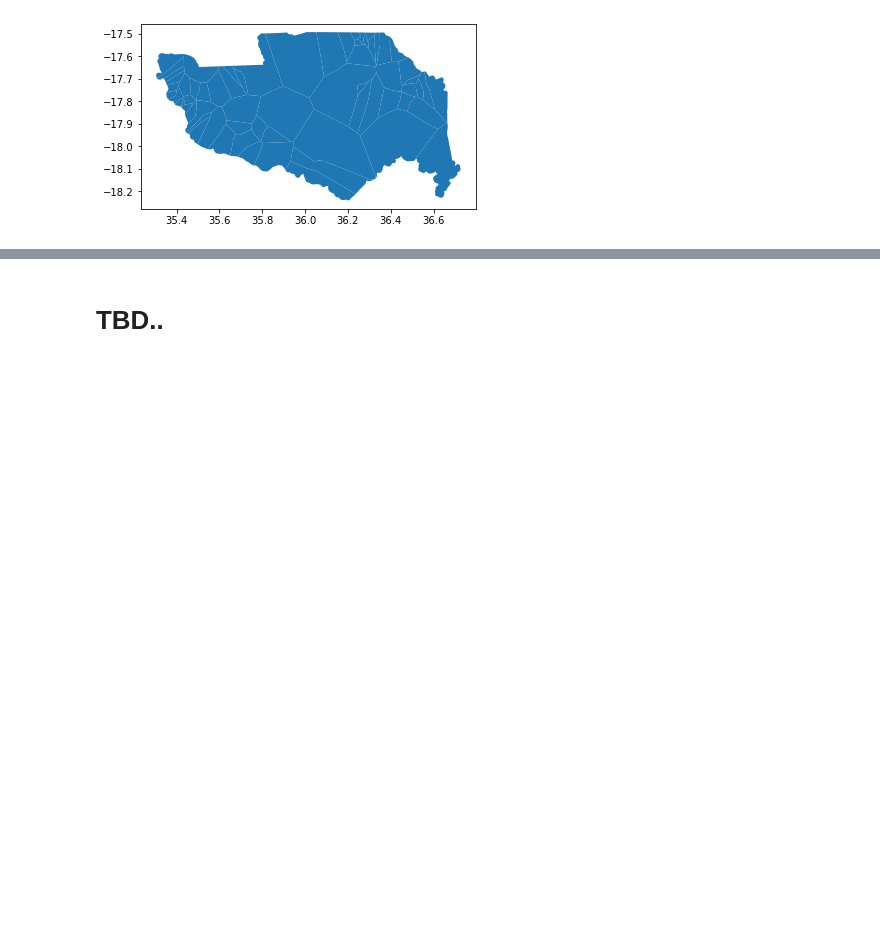
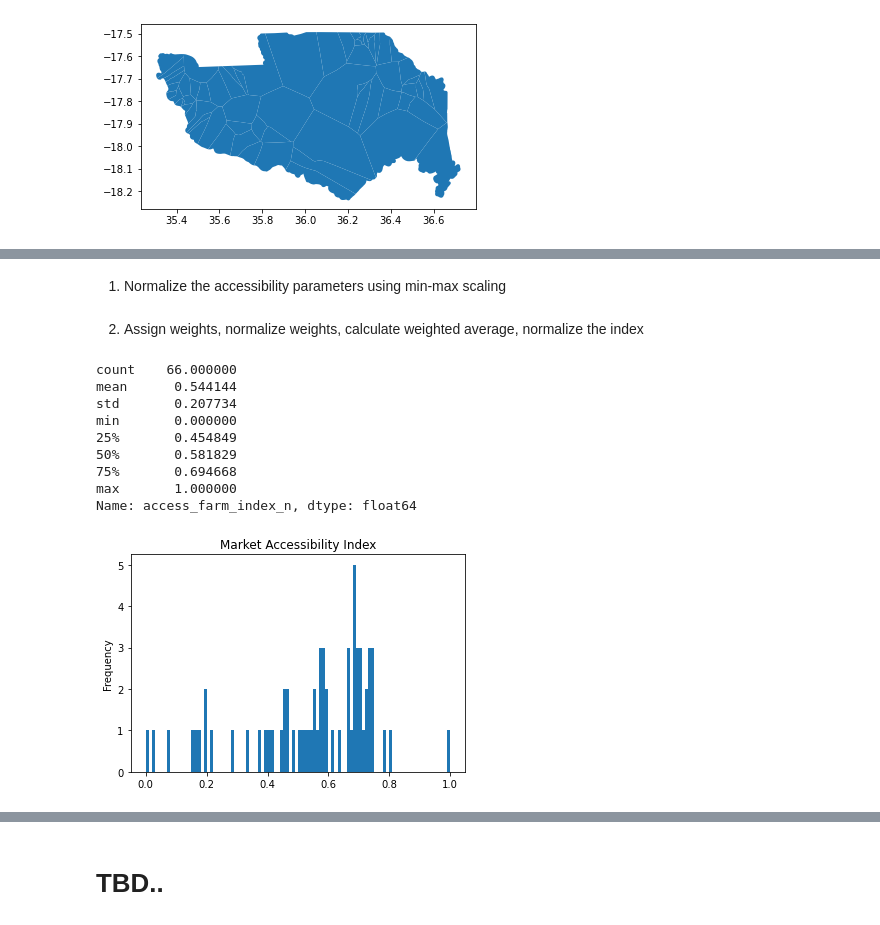
Before and after one commit to SEforALL-IEAP/AgCAP, a Jupyter notebook: AgCaP.ipynb, the cells around one changed output, grey strips where cells are left out. Drawn from its saved outputs; the diff is of its cells as text; code cells hidden in the pictures; blank space fills up the shorter version.

```diff
--- a/AgCaP.ipynb
+++ b/AgCaP.ipynb
@@ -544,0 +593,79 @@ vor_poly.plot()
+# %% [markdown]
+1. Normalize the accessibility parameters using min-max scaling
+# %%
+#Normalization of accessibility parameters
+""" scaler = MinMaxScaler()
+settles_gdf['travel_to_capital_n'] = scaler.fit_transform(settles_gdf[['access_capitalmean']])
+settles_gdf['travel_maj_city_200k_n'] = scaler.fit_transform(settles_gdf[['access_citiesmean']])
+settles_gdf['travel_to_railw_n'] = scaler.fit_transform(settles_gdf[['access_railwaysmean']])
+settles_gdf['travel_to_airports_n'] = scaler.fit_transform(settles_gdf[['access_airportsmean']])
+settles_gdf['travel_to_ports_n'] = scaler.fit_transform(settles_gdf[['access_portsmean']])
+settles_gdf['pop_20km_buffer_n'] = scaler.fit_transform(settles_gdf[['populationsum']])
+settles_gdf """
+
+
+settles_gdf['travel_to_capital_n'] = (settles_gdf['access_capitalmean'].max()-settles_gdf['access_capitalmean'])/(settles_gdf['access_capitalmean'].max()-settles_gdf['access_capitalmean'].min())
+settles_gdf['travel_to_railw_n'] = (settles_gdf['access_railwaysmean'].max()-settles_gdf['access_railwaysmean'])/(settles_gdf['access_railwaysmean'].max()-settles_gdf['access_railwaysmean'].min())
+settles_gdf['travel_to_ports_n'] = (settles_gdf['access_portsmean'].max()-settles_gdf['access_portsmean'])/(settles_gdf['access_portsmean'].max()-settles_gdf['access_portsmean'].min())
+settles_gdf['travel_to_airports_n'] = (settles_gdf['access_airportsmean'].max()-settles_gdf['access_airportsmean'])/(settles_gdf['access_airportsmean'].max()-settles_gdf['access_airportsmean'].min())
+settles_gdf['travel_maj_city_200k_n'] = (settles_gdf['access_citiesmean'].max()-settles_gdf['access_citiesmean'])/(settles_gdf['access_citiesmean'].max()-settles_gdf['access_citiesmean'].min())
+settles_gdf['pop_20km_buffer_n'] = (settles_gdf['populationsum']-settles_gdf['populationsum'].min())/(settles_gdf['populationsum'].max()-settles_gdf['populationsum'].min())
+pd.set_option('display.max_columns', None)
+#settles_gdf
+# %% [markdown]
+2. Assign weights, normalize weights, calculate weighted average, normalize the index
+# %%
+## Setting weights from 0 to 100
+w_travel_to_capital=5
+w_travel_to_railw=20
+w_travel_to_air=50
+w_travel_to_port=70
+w_travel_to_maj_city=100
+w_pop20km=100
+
+## Normalizing weights
+weights=np.array([w_travel_to_capital, w_travel_to_railw, w_travel_to_air, w_travel_to_port, w_travel_to_maj_city, w_pop20km])
+total_weights = np.sum(weights)
+w_travel_to_capital=w_travel_to_capital/total_weights
+w_travel_to_railw=w_travel_to_railw/total_weights
+w_travel_to_air=w_travel_to_air/total_weights
+w_travel_to_port=w_travel_to_port/total_weights
+w_travel_to_maj_city=w_travel_to_maj_city/total_weights
+w_pop20km=w_pop20km/total_weights
+
+## Calculating accessibility indicator for farming activity, i.e. proxy for the ability to sell agricultural outputs
+access_farm_index=(
+    w_travel_to_capital*settles_gdf['travel_to_capital_n']+
+    w_travel_to_railw*settles_gdf['travel_to_railw_n']+
+    w_travel_to_air*settles_gdf['travel_to_airports_n']+
+    w_travel_to_port*settles_gdf['travel_to_ports_n']+
+    w_travel_to_maj_city*settles_gdf['travel_maj_city_200k_n']+
+    w_pop20km*settles_gdf['pop_20km_buffer_n']
+)
+settles_gdf['access_farm_index']=access_farm_index
+
+## Normalize access_farm_index
+access_farm_index_n= (settles_gdf['access_farm_index'] - settles_gdf['access_farm_index'].min()) / (settles_gdf['access_farm_index'].max() - settles_gdf['access_farm_index'].min())
+
+""" scaler = MinMaxScaler()
+access_farm_index_n = scaler.fit_transform(settles_gdf['access_farm_index'].values.reshape(-1, 1)).flatten()
+ """
+settles_gdf['access_farm_index_n'] = access_farm_index_n
+settles_gdf['access_farm_index_n'].plot.hist(bins=100, title='Market Accessibility Index')
+settles_gdf['access_farm_index_n'].describe()
+
+#reduce skewness (no need here)
+#settles_gdf['access_farm_index_n']=np.power((settles_gdf['access_farm_index_n']),1)
+
+#settles_gdf.head(100)
+# %% [output]
+count    66.000000
+mean      0.544144
+std       0.207734
+min       0.000000
+25%       0.454849
+50%       0.581829
+75%       0.694668
+max       1.000000
+Name: access_farm_index_n, dtype: float64
+[figure, added]
```
Also changed, not shown: parts of 38 cells of this notebook, 44 other files.
